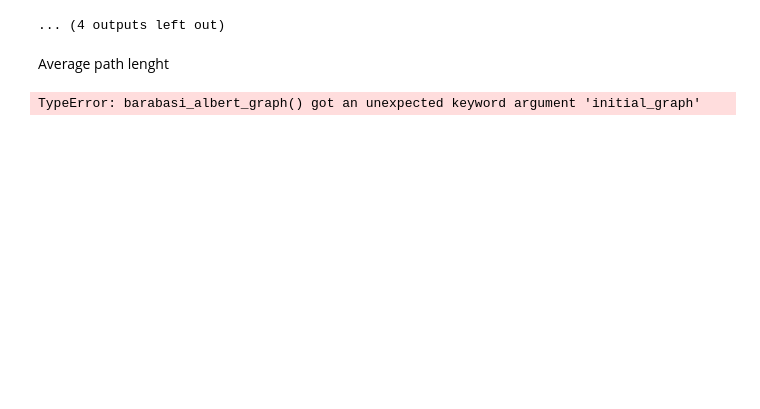
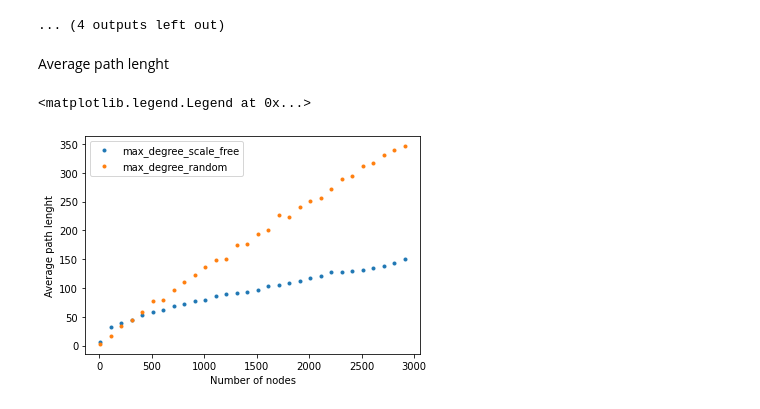
Before and after one commit to Ferri-00/Esame-Complessi, a Jupyter notebook: ProveNetwork.ipynb, the cells around one changed output. Cells and saved outputs as stored; diff of their text form; code cells hidden in the pictures; blank space fills up the shorter version.

Commit message:
modifiche per initial_grph

```diff
--- a/ProveNetwork.ipynb
+++ b/ProveNetwork.ipynb
@@ -181,31 +182,34 @@ max_degree_random = []
 max_degree_scale_free = []
 #diameter_scalefree = []
 #diameter_random = []
+
+Gb = star_graph(M)
 
 for i in range(len(N)):
     Ge = nx.erdos_renyi_graph(N[i], P)
     while min([d for n, d in Ge.degree()]) == 0:
           Ge = nx.erdos_renyi_graph(N[i], P)
     Gb = nx.barabasi_albert_graph(N[i], M, initial_graph=Gb)
     #mean_path_scalefree += [nx.average_shortest_path_length(Gb)]
     #mean_path_random += [nx.average_shortest_path_length(Ge)]
     max_degree_scale_free += [max([d for n,d in Gb.degree])]
     max_degree_random += [max([d for n,d in Ge.degree])]
 
    # diameter_scalefree += [nx.diameter(Gb)]
    # diameter_random += [nx.diameter(Ge)]
 
 fig, ax = plt.subplots()
 #ax.plot(N, mean_path_scalefree, '.', label = 'scale_free_path')
 #ax.plot(N, mean_path_random, '.', label = 'random_path')
 #ax.plot(N, diameter_random, '.', label = 'random_diameter')
 #ax.plot(N, diameter_scalefree, '.', label = 'scale_free_diameter')
 ax.plot(N, max_degree_scale_free, '.', label = 'max_degree_scale_free')
 ax.plot(N, max_degree_random, '.', label = 'max_degree_random')
 
 ax.set_xlabel("Number of nodes")
 ax.set_ylabel("Average path lenght")
 
 ax.legend()
 # %% [output]
-TypeError: barabasi_albert_graph() got an unexpected keyword argument 'initial_graph'
+<matplotlib.legend.Legend at 0x...>
+[figure, added]
```
Also changed, not shown: parts of 4 cells of this notebook.
